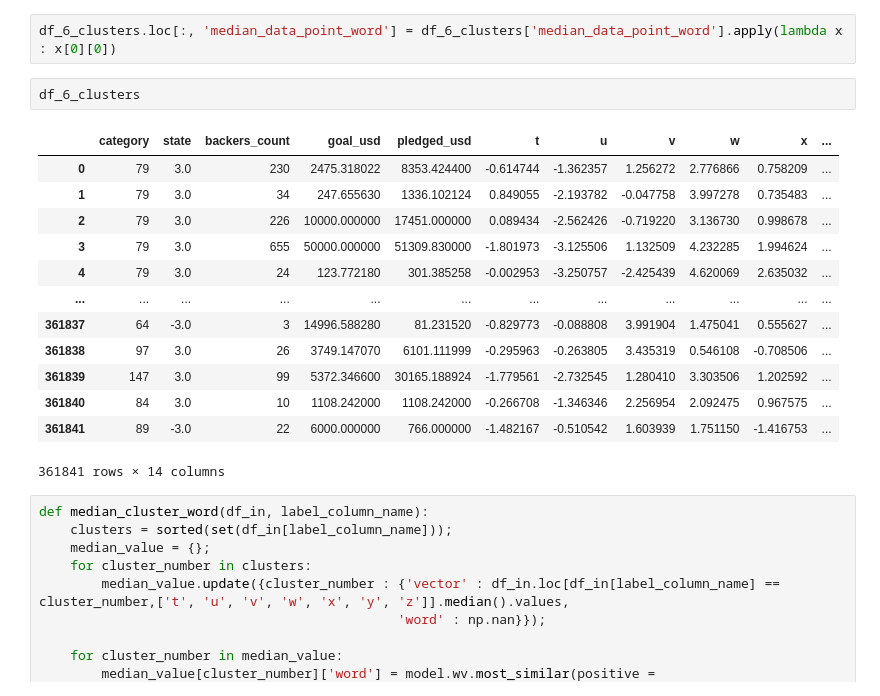
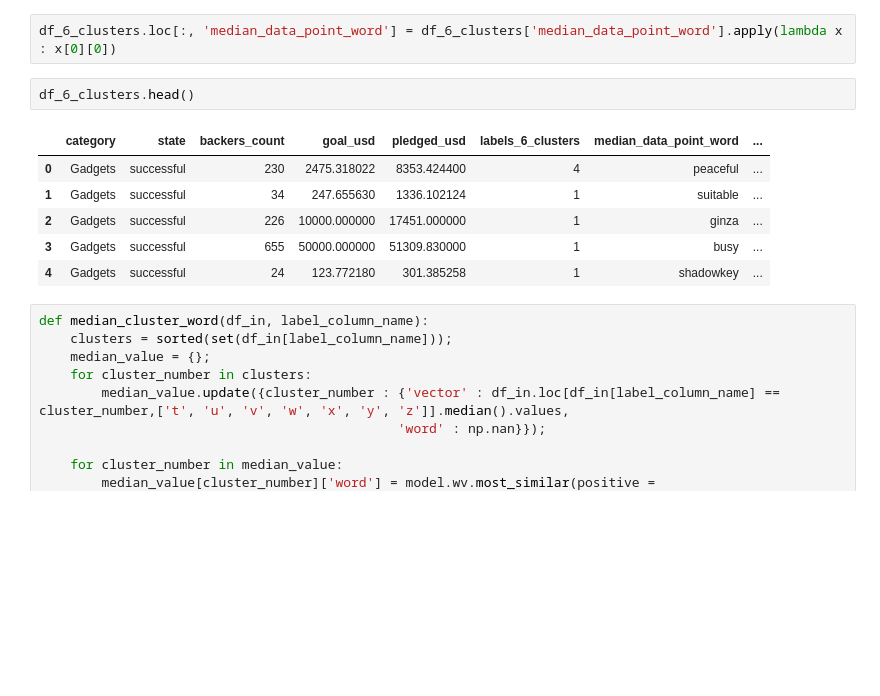
Before and after one commit to jtmartineau/kickstarter-analysis, a Jupyter notebook: WebRobots_KickstarterData/all-kickstarter-analysis.ipynb, the cells around one changed output. Drawn from its saved outputs; the diff is of its cells as text; blank space fills up the shorter version.

```diff
--- a/WebRobots_KickstarterData/all-kickstarter-analysis.ipynb
+++ b/WebRobots_KickstarterData/all-kickstarter-analysis.ipynb
@@ -374,21 +367,14 @@ df_6_clusters.loc[:, 'median_data_point_word'] = df_6_clusters.apply(lambda x :
 # %%
 df_6_clusters.loc[:, 'median_data_point_word'] = df_6_clusters['median_data_point_word'].apply(lambda x : x[0][0])
 # %%
-df_6_clusters
+df_6_clusters.head()
 # %% [output]
-|  | category | state | backers_count | goal_usd | pledged_usd | t | u | v | w | x | ... |
-| 0 | 79 | 3.0 | 230 | 2475.318022 | 8353.424400 | -0.614744 | -1.362357 | 1.256272 | 2.776866 | 0.758209 | ... |
-| 1 | 79 | 3.0 | 34 | 247.655630 | 1336.102124 | 0.849055 | -2.193782 | -0.047758 | 3.997278 | 0.735483 | ... |
-| 2 | 79 | 3.0 | 226 | 10000.000000 | 17451.000000 | 0.089434 | -2.562426 | -0.719220 | 3.136730 | 0.998678 | ... |
-| 3 | 79 | 3.0 | 655 | 50000.000000 | 51309.830000 | -1.801973 | -3.125506 | 1.132509 | 4.232285 | 1.994624 | ... |
-| 4 | 79 | 3.0 | 24 | 123.772180 | 301.385258 | -0.002953 | -3.250757 | -2.425439 | 4.620069 | 2.635032 | ... |
-| ... | ... | ... | ... | ... | ... | ... | ... | ... | ... | ... | ... |
-| 361837 | 64 | -3.0 | 3 | 14996.588280 | 81.231520 | -0.829773 | -0.088808 | 3.991904 | 1.475041 | 0.555627 | ... |
-| 361838 | 97 | 3.0 | 26 | 3749.147070 | 6101.111999 | -0.295963 | -0.263805 | 3.435319 | 0.546108 | -0.708506 | ... |
-| 361839 | 147 | 3.0 | 99 | 5372.346600 | 30165.188924 | -1.779561 | -2.732545 | 1.280410 | 3.303506 | 1.202592 | ... |
-| 361840 | 84 | 3.0 | 10 | 1108.242000 | 1108.242000 | -0.266708 | -1.346346 | 2.256954 | 2.092475 | 0.967575 | ... |
-| 361841 | 89 | -3.0 | 22 | 6000.000000 | 766.000000 | -1.482167 | -0.510542 | 1.603939 | 1.751150 | -1.416753 | ... |
+|  | category | state | backers_count | goal_usd | pledged_usd | labels_6_clusters | median_data_point_word | ... |
+| 0 | Gadgets | successful | 230 | 2475.318022 | 8353.424400 | 4 | peaceful | ... |
+| 1 | Gadgets | successful | 34 | 247.655630 | 1336.102124 | 1 | suitable | ... |
+| 2 | Gadgets | successful | 226 | 10000.000000 | 17451.000000 | 1 | ginza | ... |
+| 3 | Gadgets | successful | 655 | 50000.000000 | 51309.830000 | 1 | busy | ... |
+| 4 | Gadgets | successful | 24 | 123.772180 | 301.385258 | 1 | shadowkey | ... |
-361841 rows × 14 columns
 # %%
 def median_cluster_word(df_in, label_column_name):
     clusters = sorted(set(df_in[label_column_name]));
```
Also changed, not shown: parts of 7 cells of this notebook.
